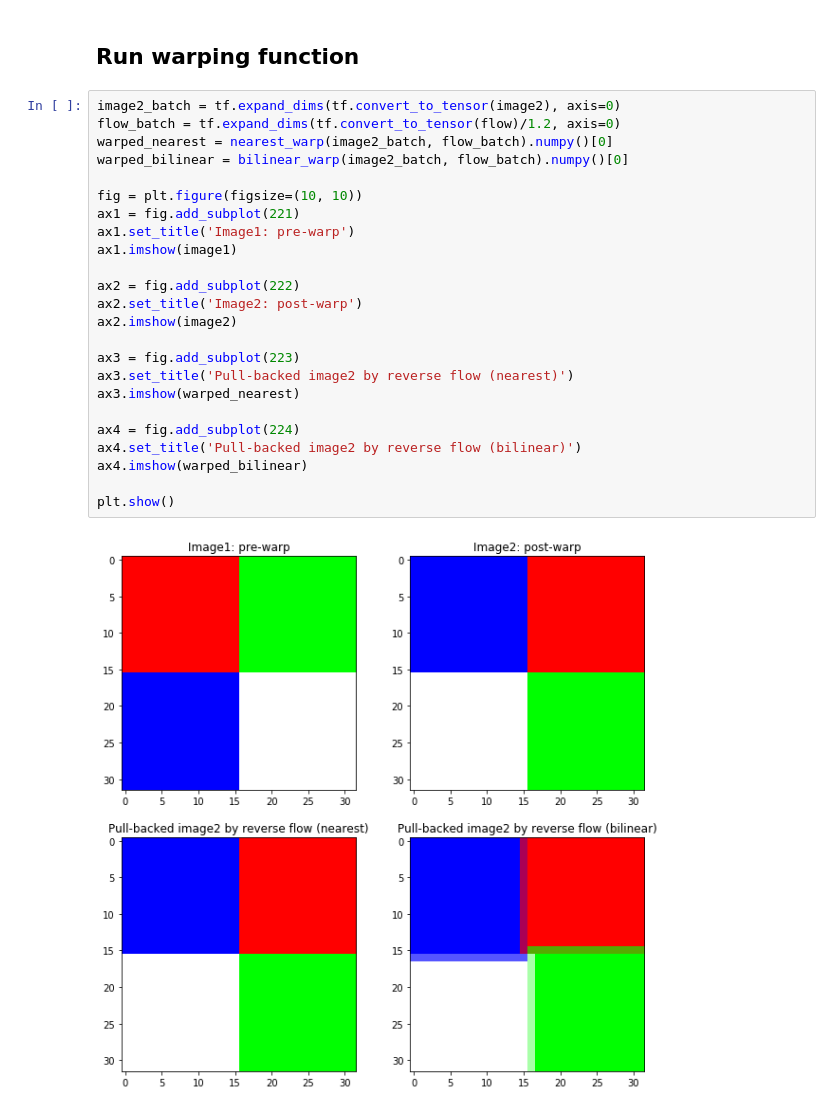
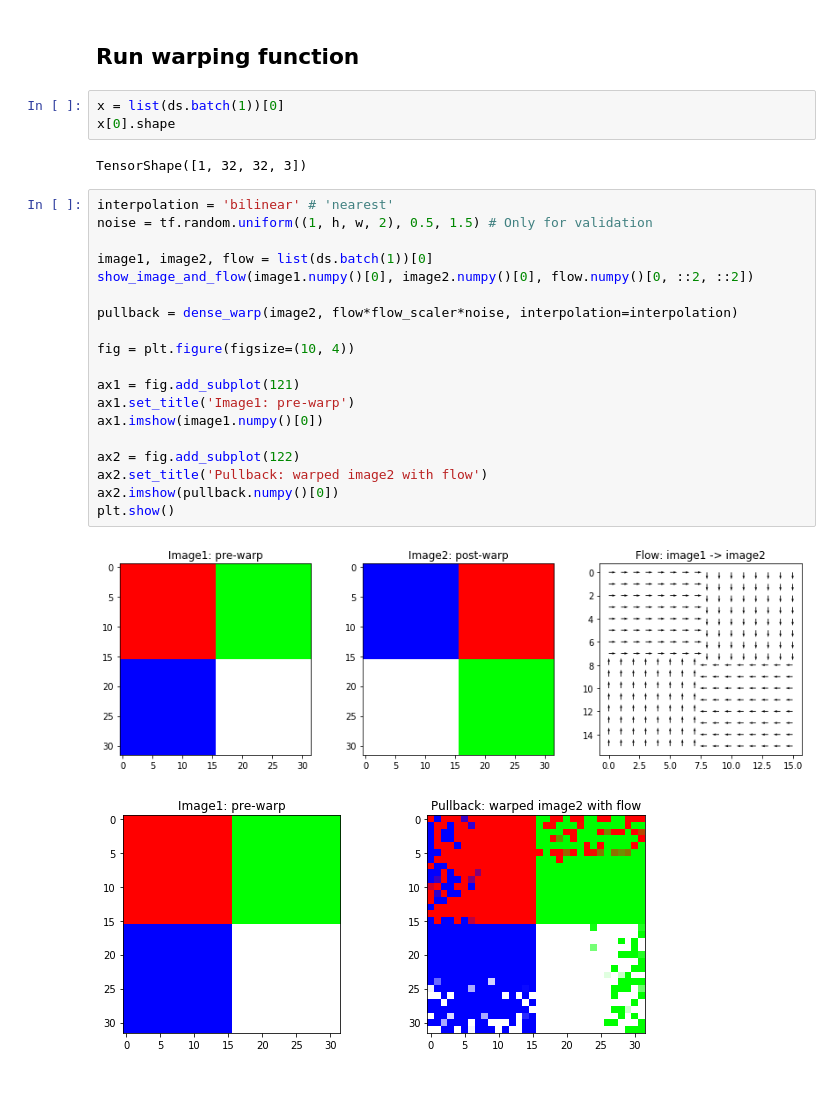
Before and after one commit to daigo0927/pwcnet, a Jupyter notebook: pwcnet/test_components.ipynb, the cells around one changed output. Drawn from its saved outputs; the diff is of its cells as text; blank space fills up the shorter version.

```diff
--- a/pwcnet/test_components.ipynb
+++ b/pwcnet/test_components.ipynb
@@ -282,28 +208,29 @@ def bilinear_warp(x, flow):
 # %% [markdown]
 ## Run warping function
-# %%
-image2_batch = tf.expand_dims(tf.convert_to_tensor(image2), axis=0)
-flow_batch = tf.expand_dims(tf.convert_to_tensor(flow)/1.2, axis=0)
-warped_nearest = nearest_warp(image2_batch, flow_batch).numpy()[0]
-warped_bilinear = bilinear_warp(image2_batch, flow_batch).numpy()[0]
-
-fig = plt.figure(figsize=(10, 10))
-ax1 = fig.add_subplot(221)
-ax1.set_title('Image1: pre-warp')
-ax1.imshow(image1)
-
-ax2 = fig.add_subplot(222)
-ax2.set_title('Image2: post-warp')
-ax2.imshow(image2)
-
-ax3 = fig.add_subplot(223)
-ax3.set_title('Pull-backed image2 by reverse flow (nearest)')
-ax3.imshow(warped_nearest)
-
-ax4 = fig.add_subplot(224)
-ax4.set_title('Pull-backed image2 by reverse flow (bilinear)')
-ax4.imshow(warped_bilinear)
-
-plt.show()
-# %% [output]
-[figure, removed]
+# %%
+x = list(ds.batch(1))[0]
+x[0].shape
+# %% [output]
+TensorShape([1, 32, 32, 3])
+# %%
+interpolation = 'bilinear' # 'nearest'
+noise = tf.random.uniform((1, h, w, 2), 0.5, 1.5) # Only for validation
+
+image1, image2, flow = list(ds.batch(1))[0]
+show_image_and_flow(image1.numpy()[0], image2.numpy()[0], flow.numpy()[0, ::2, ::2])
+
+pullback = dense_warp(image2, flow*flow_scaler*noise, interpolation=interpolation)
+
+fig = plt.figure(figsize=(10, 4))
+
+ax1 = fig.add_subplot(121)
+ax1.set_title('Image1: pre-warp')
+ax1.imshow(image1.numpy()[0])
+
+ax2 = fig.add_subplot(122)
+ax2.set_title('Pullback: warped image2 with flow')
+ax2.imshow(pullback.numpy()[0])
+plt.show()
+# %% [output]
+[figure, added]
+[figure, added]
```
Also changed, not shown: parts of 9 cells of this notebook.
